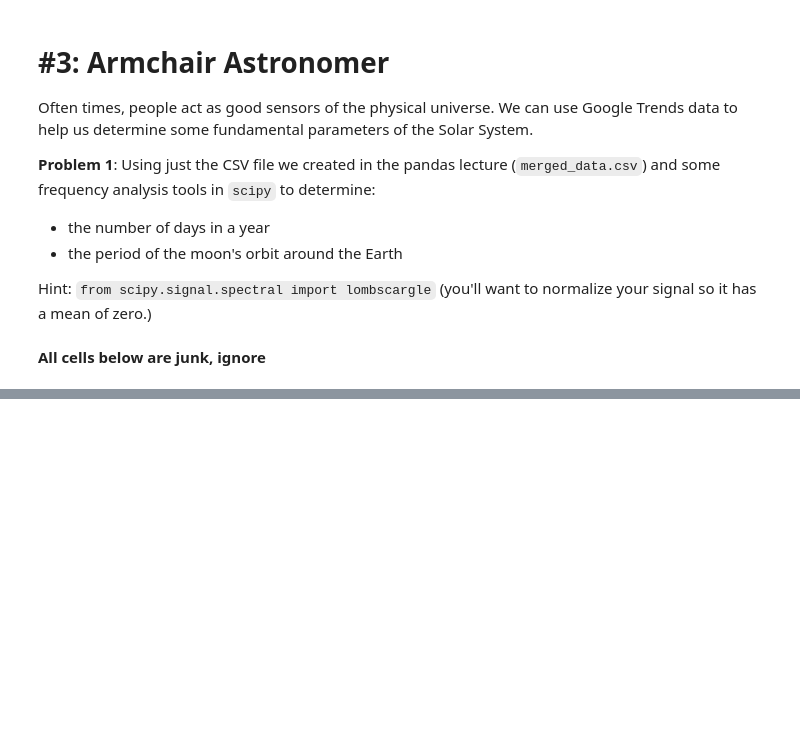
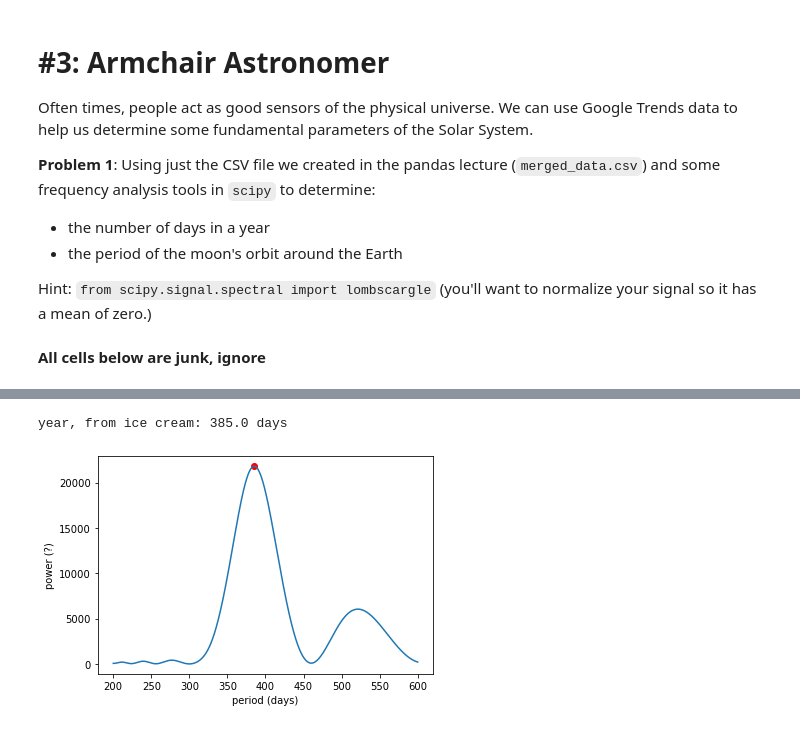
Before and after one commit to zbalewski/python-ay250-homework, a Jupyter notebook: hw_1/hw_1_assignment.ipynb, the cells around one changed output, grey strips where cells are left out. Drawn from its saved outputs; the diff is of its cells as text; code cells hidden in the pictures; blank space fills up the shorter version.

```diff
--- a/hw_1/hw_1_assignment.ipynb
+++ b/hw_1/hw_1_assignment.ipynb
@@ -596,0 +664,6 @@ df
+# %%
+icecream_period = compute_period(df_daily, 'ice cream', 200, 600)
+print(f"year, from ice cream: {icecream_period} days")
+# %% [output]
+year, from ice cream: 385.0 days
+[figure, added]
```
Also changed, not shown: parts of 14 cells of this notebook.
